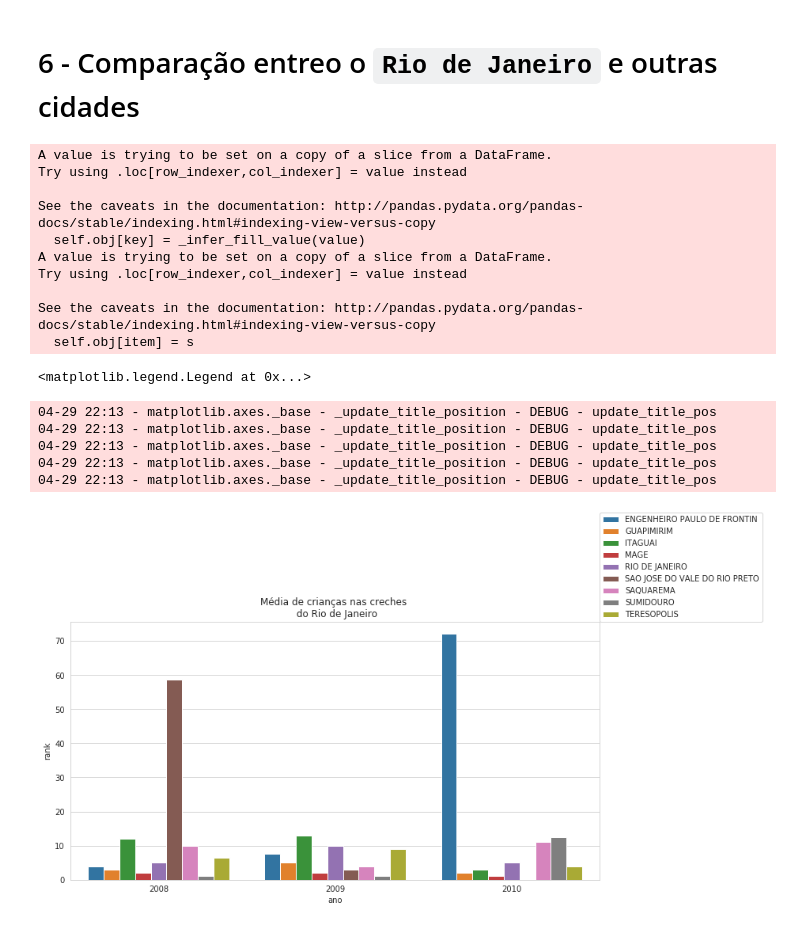
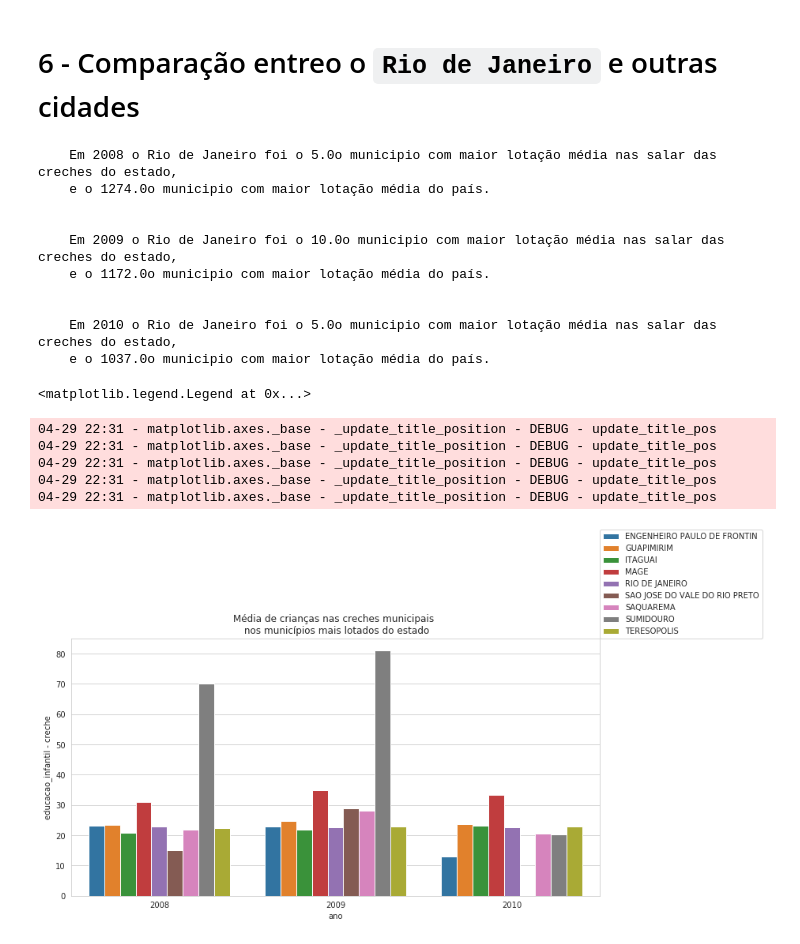
Before and after one commit to sbouchardet/inf2420, a Jupyter notebook: ExploreDatasets.ipynb, the cells around one changed output. Cells and saved outputs as stored; diff of their text form; code cells hidden in the pictures.

```diff
--- a/ExploreDatasets.ipynb
+++ b/ExploreDatasets.ipynb
@@ -177,36 +177,49 @@ def alunos_rank(year, state=None):
 def rj_rank(year, state = None):
     all_year = alunos_rank(year, state)
     return all_year[all_year["municipio"] == "RIO DE JANEIRO"]["rank"][0]
+# %%
+rio_de_janeiro_rank = {
+    2008: [rj_rank(2008,"RJ"),rj_rank(2008)],
+    2009: [rj_rank(2009,"RJ"),rj_rank(2009)],
+    2010: [rj_rank(2010,"RJ"),rj_rank(2010)]
+}
+
+for year in rio_de_janeiro_rank:
+    print("""
+    Em {} o Rio de Janeiro foi o {}o municipio com maior lotação média nas salas das creches do estado,
+    e o {}o municipio com maior lotação média do país.
+    """.format(year, rio_de_janeiro_rank[year][0], rio_de_janeiro_rank[year][1]))
+# %% [output]
+    Em 2008 o Rio de Janeiro foi o 5.0o municipio com maior lotação média nas salar das creches do estado,
+    e o 1274.0o municipio com maior lotação média do país.
+
+
+    Em 2009 o Rio de Janeiro foi o 10.0o municipio com maior lotação média nas salar das creches do estado,
+    e o 1172.0o municipio com maior lotação média do país.
+
+
+    Em 2010 o Rio de Janeiro foi o 5.0o municipio com maior lotação média nas salar das creches do estado,
+    e o 1037.0o municipio com maior lotação média do país.
 # %%
 all_cities = pd.concat([alunos_rank(2008,"RJ"),
                         alunos_rank(2009,"RJ"),
                         alunos_rank(2010,"RJ")])
 
 top_cities = all_cities[all_cities["rank"]<=5]["municipio"].unique()
 all_cities  = all_cities[all_cities['municipio'].isin(top_cities)]
 
 
 plt.subplots(figsize=(12,6))
-plt.title("Média de crianças nas creches \n do Rio de Janeiro")
+plt.title("Média de crianças nas creches municipais \n nos municípios mais lotados do estado")
 
 
-sns.barplot(x='ano', y='rank', hue='municipio', data=all_cities)
+sns.barplot(x='ano', y='educacao_infantil - creche', hue='municipio', data=all_cities)
 plt.legend(loc=[1,1])
 # %% [output]
-A value is trying to be set on a copy of a slice from a DataFrame.
-Try using .loc[row_indexer,col_indexer] = value instead
-
-See the caveats in the documentation: http://pandas.pydata.org/pandas-docs/stable/indexing.html#indexing-view-versus-copy
-  self.obj[key] = _infer_fill_value(value)
-A value is trying to be set on a copy of a slice from a DataFrame.
-Try using .loc[row_indexer,col_indexer] = value instead
-
-See the caveats in the documentation: http://pandas.pydata.org/pandas-docs/stable/indexing.html#indexing-view-versus-copy
-  self.obj[item] = s
+<matplotlib.legend.Legend at 0x...>
-<matplotlib.legend.Legend at 0x...>
+04-29 22:31 - matplotlib.axes._base - _update_title_position - DEBUG - update_title_pos
+04-29 22:31 - matplotlib.axes._base - _update_title_position - DEBUG - update_title_pos
+04-29 22:31 - matplotlib.axes._base - _update_title_position - DEBUG - update_title_pos
+04-29 22:31 - matplotlib.axes._base - _update_title_position - DEBUG - update_title_pos
+04-29 22:31 - matplotlib.axes._base - _update_title_position - DEBUG - update_title_pos
-04-29 22:13 - matplotlib.axes._base - _update_title_position - DEBUG - update_title_pos
-04-29 22:13 - matplotlib.axes._base - _update_title_position - DEBUG - update_title_pos
-04-29 22:13 - matplotlib.axes._base - _update_title_position - DEBUG - update_title_pos
-04-29 22:13 - matplotlib.axes._base - _update_title_position - DEBUG - update_title_pos
-04-29 22:13 - matplotlib.axes._base - _update_title_position - DEBUG - update_title_pos
-[figure, old version]
+[figure, new version]
```
Also changed, not shown: parts of 5 cells of this notebook, 3 other files.
